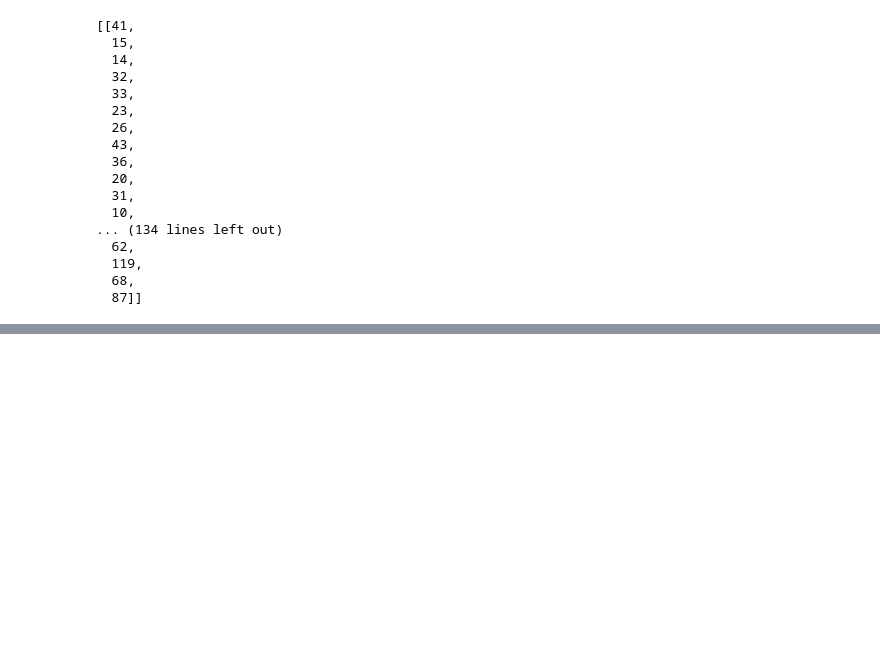
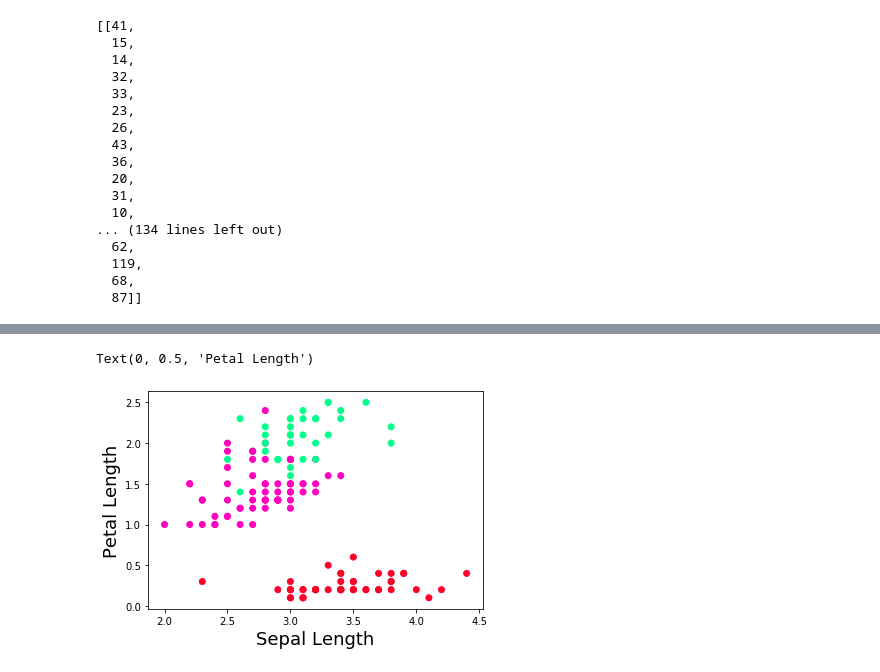
Before and after one commit to akmalamka/myKMeansAndmyAgglomerative, a Jupyter notebook: Aglomerative.ipynb, the cells around one changed output, grey strips where cells are left out. Cells and saved outputs as stored; diff of their text form; code cells hidden in the pictures; blank space fills up the shorter version.

```diff
--- a/Aglomerative.ipynb
+++ b/Aglomerative.ipynb
@@ -219,0 +228,7 @@ Arr = [2, 44, 12, 12, 85, 23]
+# %%
+plt.scatter(iris.iloc[:,1], iris.iloc[:,3], c=Model.get_group_by_number_cluster(3), cmap='gist_rainbow')
+plt.xlabel('Sepal Length', fontsize=18)
+plt.ylabel('Petal Length', fontsize=18)
+# %% [output]
+Text(0, 0.5, 'Petal Length')
+[figure, added]
```
Also changed, not shown: parts of 6 cells of this notebook.
